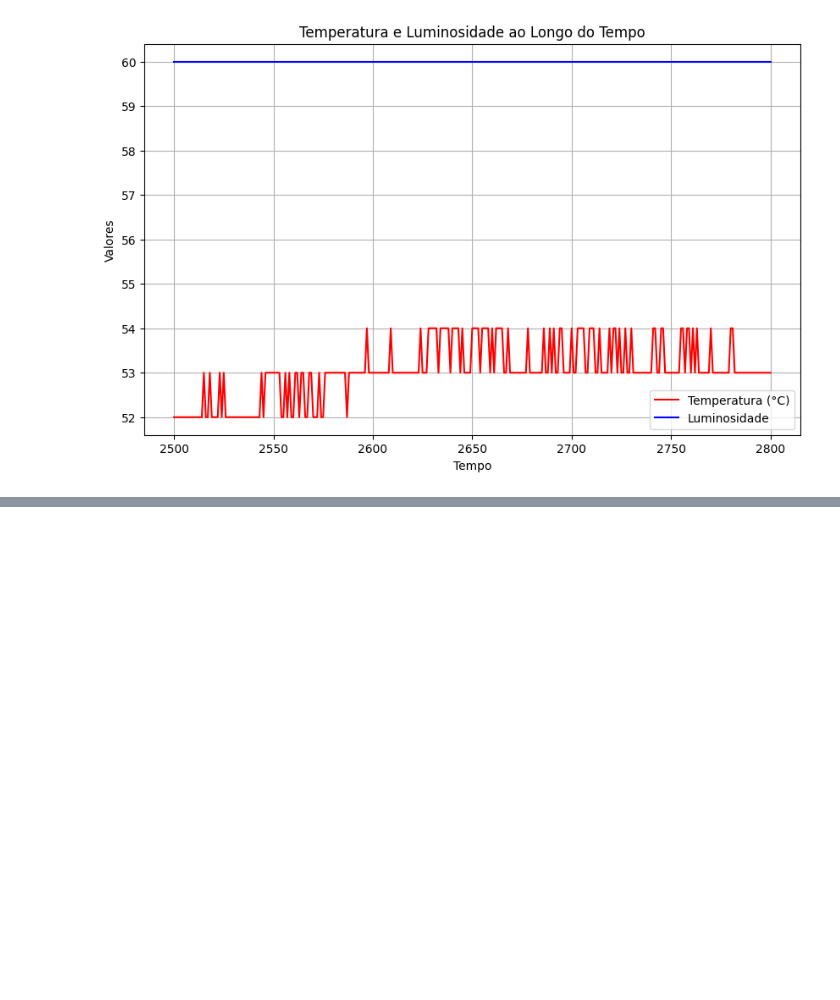
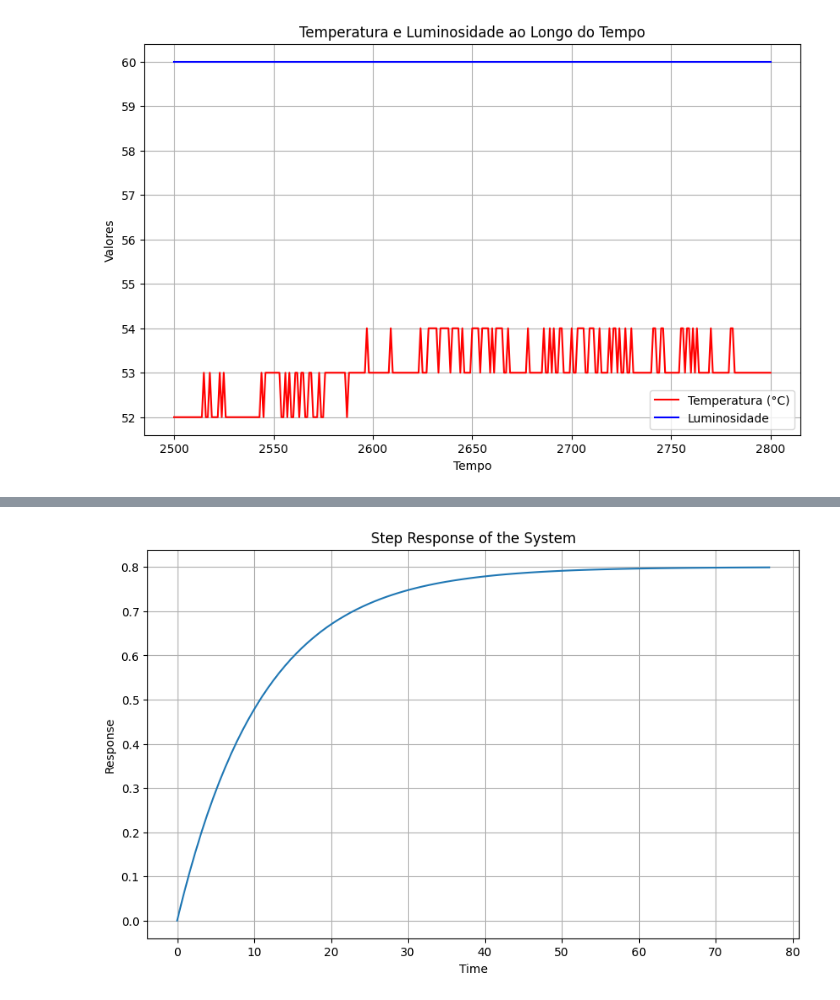
Before and after one commit to maktheus/tratamento-de-dados-controle, a Jupyter notebook: main.ipynb, the cells around one changed output, grey strips where cells are left out. Saved outputs shown, nothing was run; the diff lists cells and outputs as text; code cells hidden in the pictures; blank space fills up the shorter version.

```diff
--- a/main.ipynb
+++ b/main.ipynb
@@ -280,0 +414,29 @@ SyntaxError: invalid syntax (4174685503.py, line 1)
+# %%
+from scipy.signal import tf2ss, ss2tf, lti, step
+import numpy as np
+
+# Defining the transfer function G(s) = 0.8 / (11.0s + 1) * exp(-3s)
+# Since we can't directly represent a delay in the transfer function, we will ignore it for the PID tuning purposes.
+numerator = [0.8]
+denominator = [11.0, 1]
+
+# Create a transfer function system model
+system = lti(numerator, denominator)
+
+# Ziegler-Nichols tuning method requires the ultimate gain and ultimate period
+# We'll need to simulate the step response of the system and apply the Ziegler-Nichols method
+
+# First, find the steady state value of the system for calculating the gain margin
+t, y = step(system)
+steady_state_value = y[-1]
+
+# The system needs to be stable for Ziegler-Nichols method, so let's check it first
+# For a stable system, all poles must have negative real parts
+if any(np.real(pole) >= 0 for pole in system.poles):
+    stability = False
+else:
+    stability = True
+
+stability, steady_state_value
+# %% [output]
+[figure, added]
```
Also changed, not shown: parts of 10 cells of this notebook, 3 other files.
